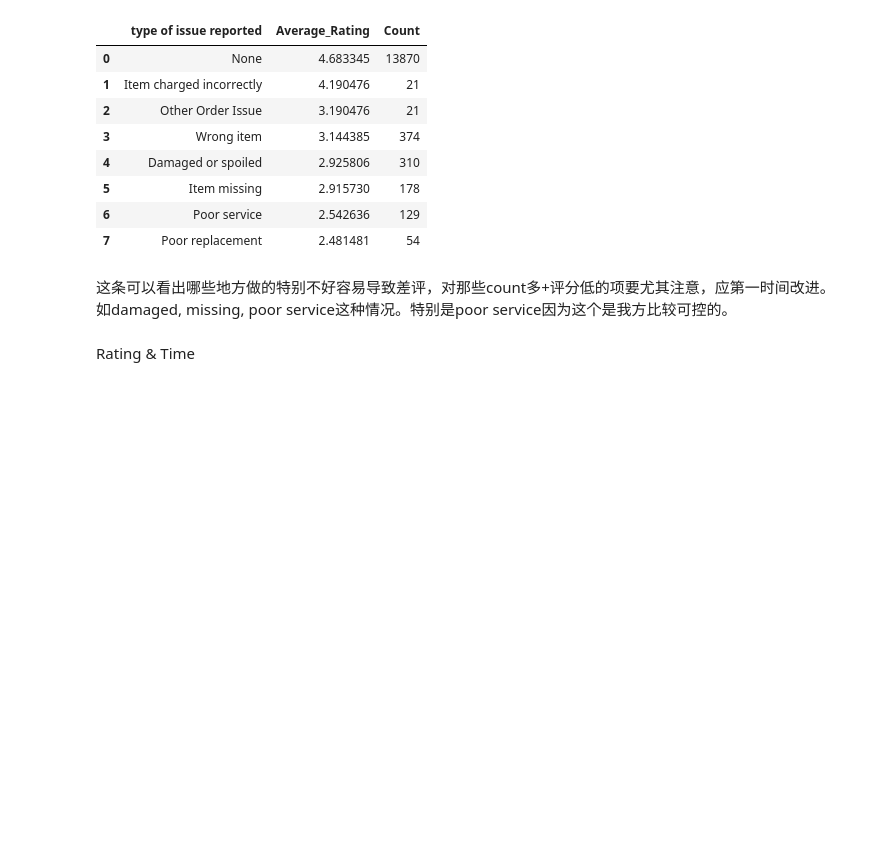
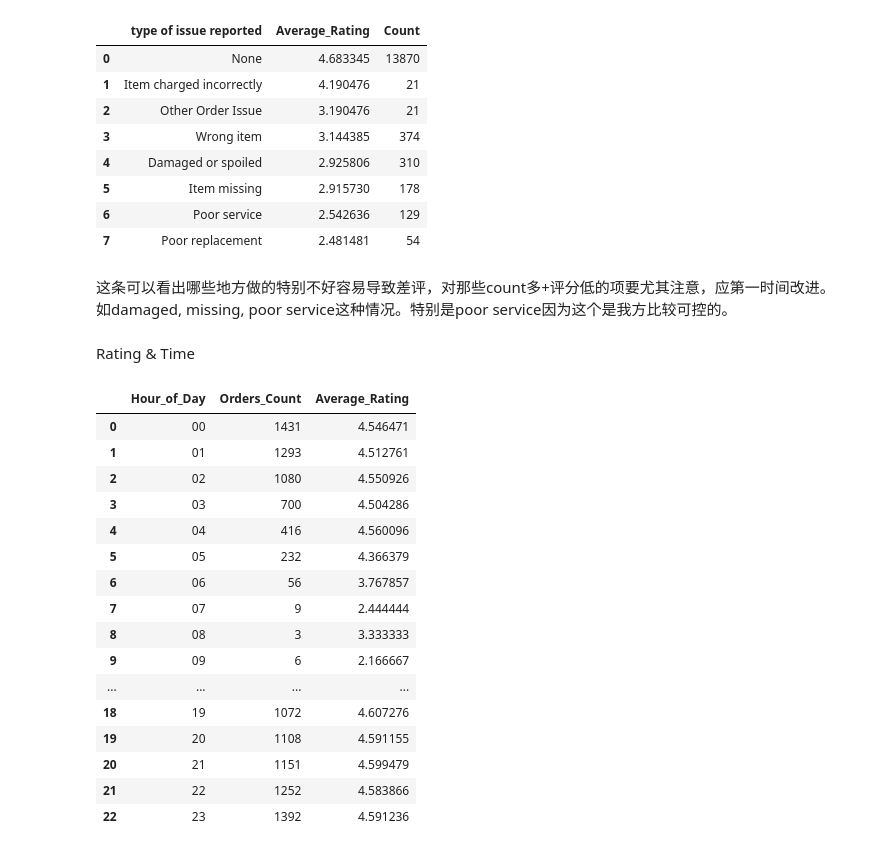
Before and after one commit to PeiZheng224/AI-Powered-Marketing-Content-Pipeline, a Jupyter notebook: instacart_1/takehomefile.ipynb, the cells around one changed output. Cells and saved outputs as stored; diff of their text form; code cells hidden in the pictures; blank space fills up the shorter version.

```diff
--- a/instacart_1/takehomefile.ipynb
+++ b/instacart_1/takehomefile.ipynb
@@ -285,3 +326,36 @@ display(rating_issue_df)
 这条可以看出哪些地方做的特别不好容易导致差评，对那些count多+评分低的项要尤其注意，应第一时间改进。如damaged, missing, poor service这种情况。特别是poor service因为这个是我方比较可控的。
 # %% [markdown]
 Rating & Time
+# %%
+query_hourly_metrics = """
+SELECT
+    STRFTIME('%H', REPLACE(REPLACE(`order delivery time`, ' UTC', ''), ' +0000', '')) AS Hour_of_Day,
+    COUNT(`order id`) AS Orders_Count,
+    AVG(`customer order rating`) AS Average_Rating
+FROM
+    customer_data
+GROUP BY
+    Hour_of_Day
+ORDER BY
+    Hour_of_Day;
+"""
+hourly_metrics_df = pd.read_sql(query_hourly_metrics, engine)
+display(hourly_metrics_df)
+# %% [output]
+|  | Hour_of_Day | Orders_Count | Average_Rating |
+| 0 | 00 | 1431 | 4.546471 |
+| 1 | 01 | 1293 | 4.512761 |
+| 2 | 02 | 1080 | 4.550926 |
+| 3 | 03 | 700 | 4.504286 |
+| 4 | 04 | 416 | 4.560096 |
+| 5 | 05 | 232 | 4.366379 |
+| 6 | 06 | 56 | 3.767857 |
+| 7 | 07 | 9 | 2.444444 |
+| 8 | 08 | 3 | 3.333333 |
+| 9 | 09 | 6 | 2.166667 |
+| ... | ... | ... | ... |
+| 18 | 19 | 1072 | 4.607276 |
+| 19 | 20 | 1108 | 4.591155 |
+| 20 | 21 | 1151 | 4.599479 |
+| 21 | 22 | 1252 | 4.583866 |
+| 22 | 23 | 1392 | 4.591236 |
```
Also changed, not shown: parts of 15 cells of this notebook.
